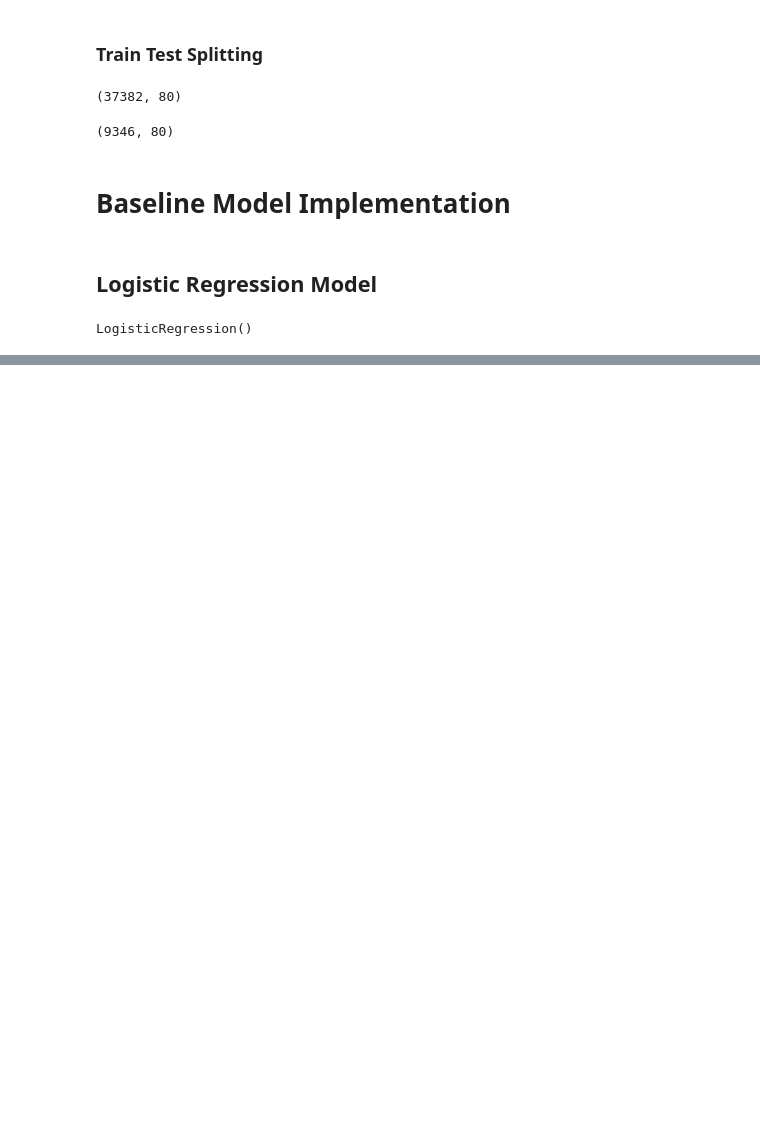
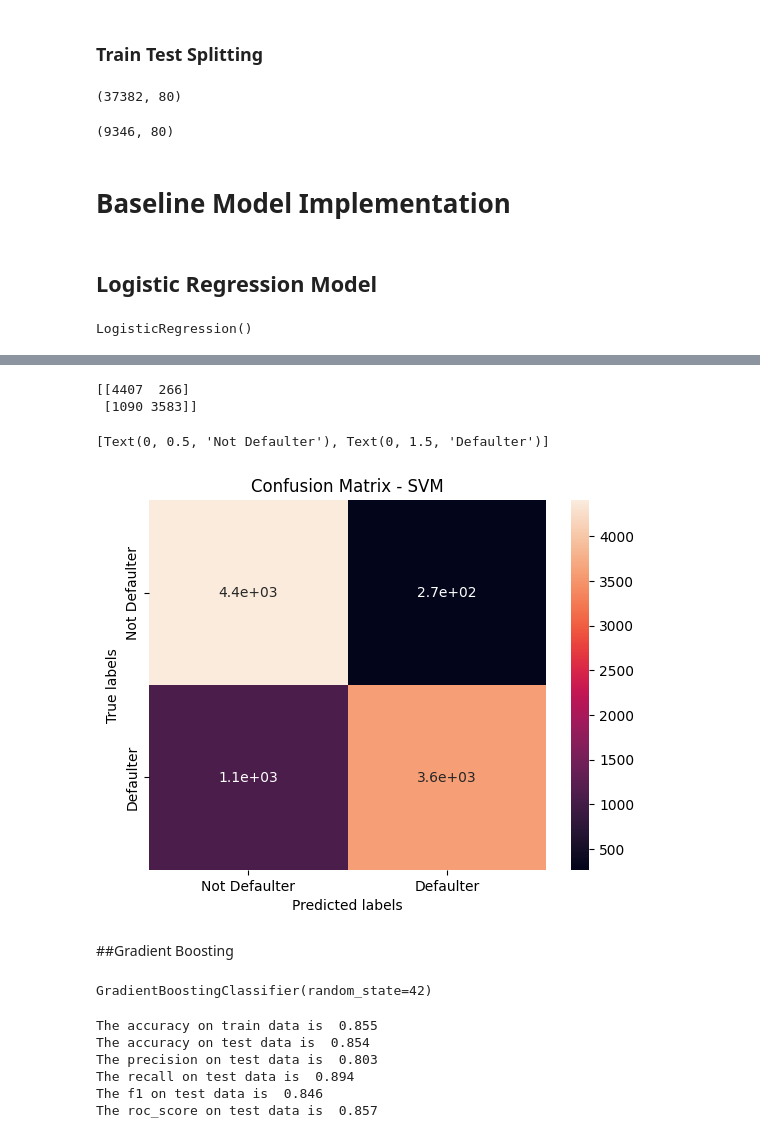
Before and after one commit to Kumarisimran626/Credit_Card_Default_Prediction, a Jupyter notebook: S_K_Credit_Card_Default_Prediction.ipynb, the cells around one changed output, grey strips where cells are left out. Cells and saved outputs as stored; diff of their text form; code cells hidden in the pictures; blank space fills up the shorter version.

```diff
--- a/S_K_Credit_Card_Default_Prediction.ipynb
+++ b/S_K_Credit_Card_Default_Prediction.ipynb
@@ -729,0 +864,4 @@ ax.yaxis.set_ticklabels(labels)
+# %%
+#class prediction of y
+y_pred_svm=clf.predict(X_test)
+y_train_pred_svm=clf.predict(X_train)
@@ -729,0 +883,23 @@ ax.yaxis.set_ticklabels(labels)
+# %%
+# Get the confusion matrix for Support Vector Classifier
+labels = ['Not Defaulter', 'Defaulter']
+cm_svm = confusion_matrix(y_test, y_pred_svm )
+print(cm_svm)
+
+#plot confusion matrix
+ax= plt.subplot()
+sns.heatmap(cm_svm, annot=True, ax = ax)
+
+# labels, title and ticks
+ax.set_xlabel('Predicted labels')
+ax.set_ylabel('True labels')
+ax.set_title('Confusion Matrix - SVM')
+ax.xaxis.set_ticklabels(labels)
+ax.yaxis.set_ticklabels(labels)
+# %% [output]
+[[4407  266]
+ [1090 3583]]
+[Text(0, 0.5, 'Not Defaulter'), Text(0, 1.5, 'Defaulter')]
+[figure, added]
+# %% [markdown]
+##<b/>Gradient Boosting</b>
@@ -729,0 +909,6 @@ ax.yaxis.set_ticklabels(labels)
+# %%
+#fitting data into Gradient Boosting Classifier
+gbc = GradientBoostingClassifier(random_state=42)
+gbc.fit(X_train, y_train)
+# %% [output]
+GradientBoostingClassifier(random_state=42)
@@ -729,0 +919,22 @@ ax.yaxis.set_ticklabels(labels)
+# %%
+#getting all scores for Gradient Boosting Classifier
+train_accuracy_gbc = round(accuracy_score(y_train_pred_gbc,y_train), 3)
+accuracy_gbc = round(accuracy_score(y_pred_gbc,y_test), 3)
+precision_score_gbc = round(precision_score(y_pred_gbc,y_test), 3)
+recall_score_gbc = round(recall_score(y_pred_gbc,y_test), 3)
+f1_score_gbc = round(f1_score(y_pred_gbc,y_test), 3)
+roc_score_gbc = round(roc_auc_score(y_pred_gbc,y_test), 3)
+
+print("The accuracy on train data is ", train_accuracy_gbc)
+print("The accuracy on test data is ", accuracy_gbc)
+print("The precision on test data is ", precision_score_gbc)
+print("The recall on test data is ", recall_score_gbc)
+print("The f1 on test data is ", f1_score_gbc)
+print("The roc_score on test data is ", roc_score_gbc)
+# %% [output]
+The accuracy on train data is  0.855
+The accuracy on test data is  0.854
+The precision on test data is  0.803
+The recall on test data is  0.894
+The f1 on test data is  0.846
+The roc_score on test data is  0.857
```
Also changed, not shown: parts of 51 cells of this notebook.
